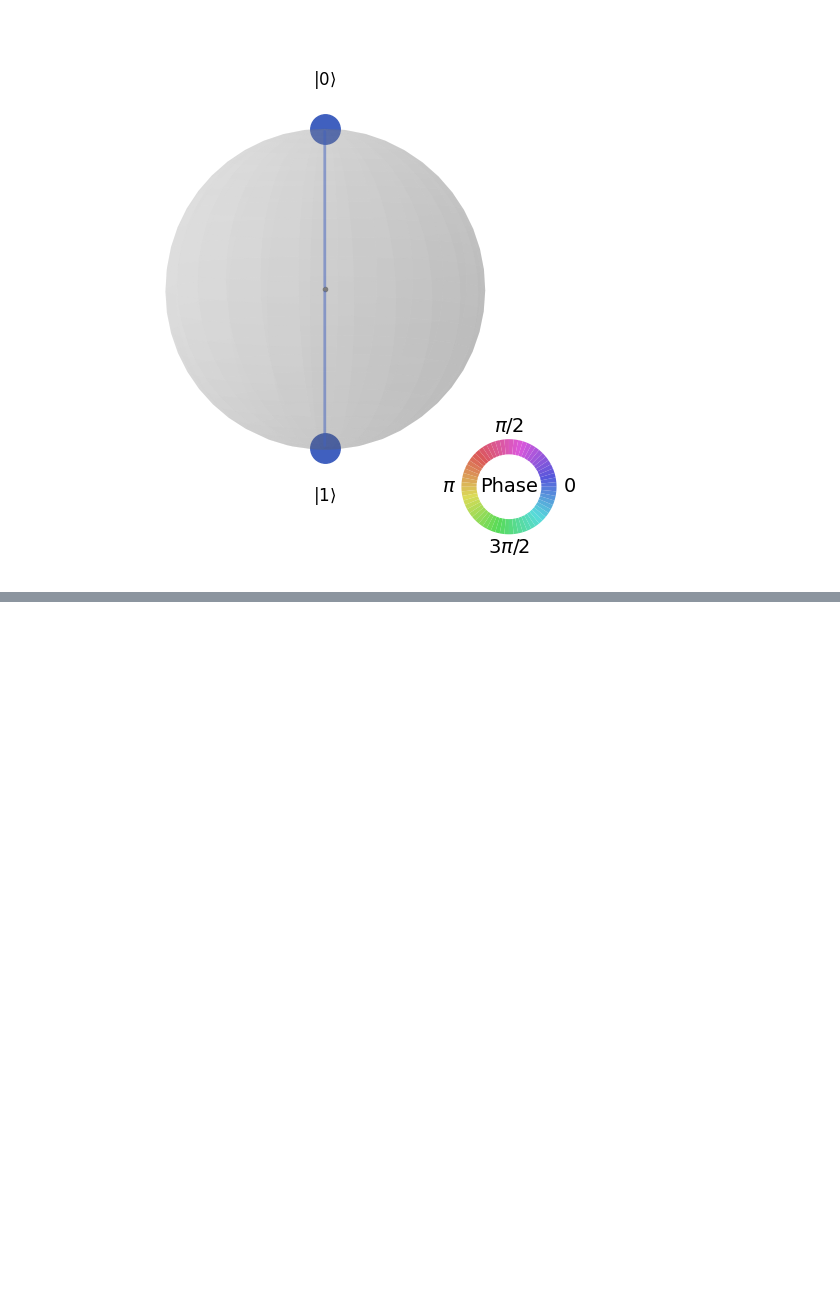
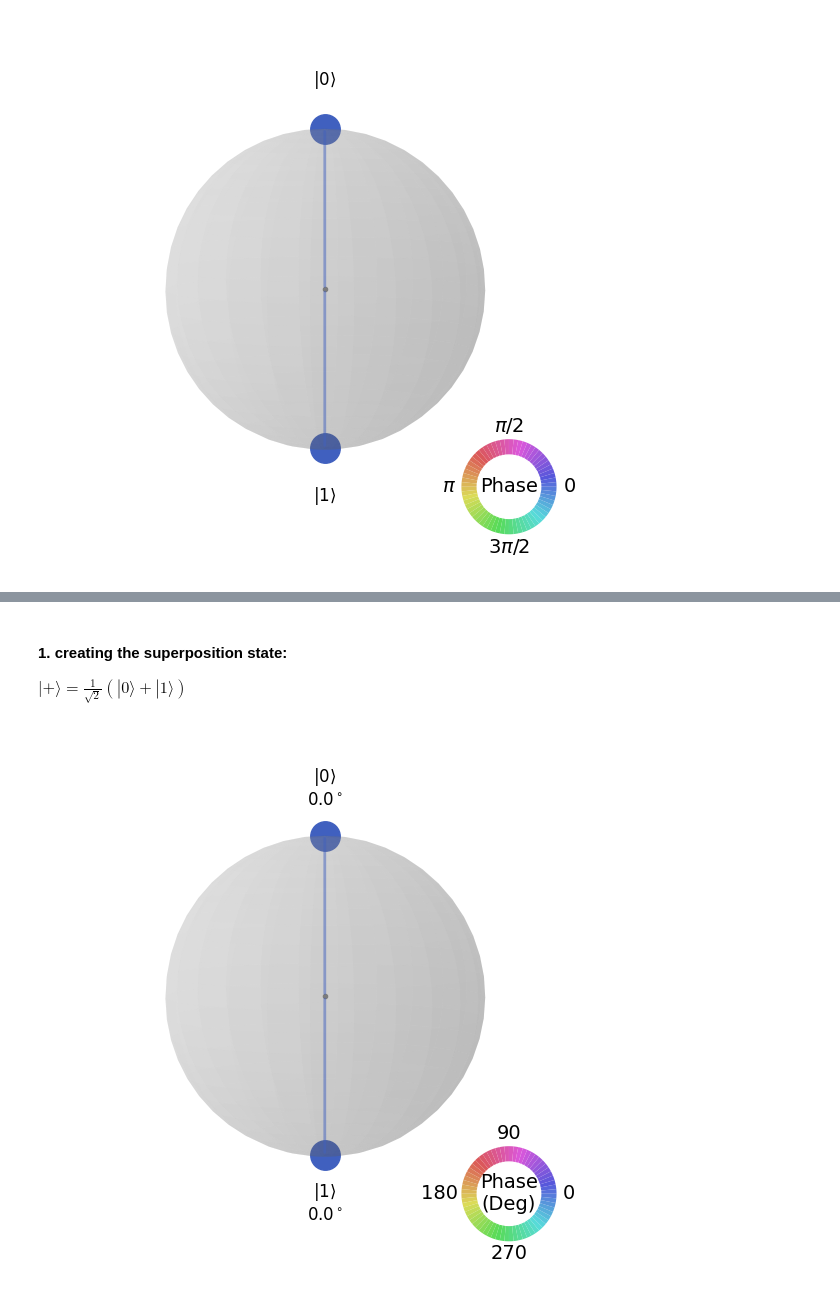
Before and after one commit to ManishSahani24/Quantum-Information-and-Computing, a Jupyter notebook: 1st step in Quantum Computing.ipynb, the cells around one changed output, grey strips where cells are left out. Drawn from its saved outputs; the diff is of its cells as text; code cells hidden in the pictures; blank space fills up the shorter version.

```diff
--- a/1st step in Quantum Computing.ipynb
+++ b/1st step in Quantum Computing.ipynb
@@ -61,6 +43,0 @@ from qiskit import QuantumCircuit
-# %%
-qc = QuantumCircuit(2)   #quantum circuit having two qubits.
-qc.h(0)
-qc.cx(0,1)
-qc.measure_all()
-qc.draw('mpl')
@@ -186,0 +168,16 @@ plot_state_qsphere(sv)
+# %% [markdown]
+#### 1. creating the superposition state:
+
+  $|+\rangle = \frac{1}{\sqrt{2}}\left(|0\rangle + |1\rangle\right)$
+# %%
+
+def create_circuit2():
+    qc = QuantumCircuit(1)
+    qc.h(0)
+    return qc
+
+qc3 = create_circuit2()
+state = Statevector(qc3)
+plot_state_qsphere(state, show_state_labels=True, show_state_phases = True, use_degrees = True)
+# %% [output]
+[figure, added]
```
Also changed, not shown: parts of 19 cells of this notebook.
